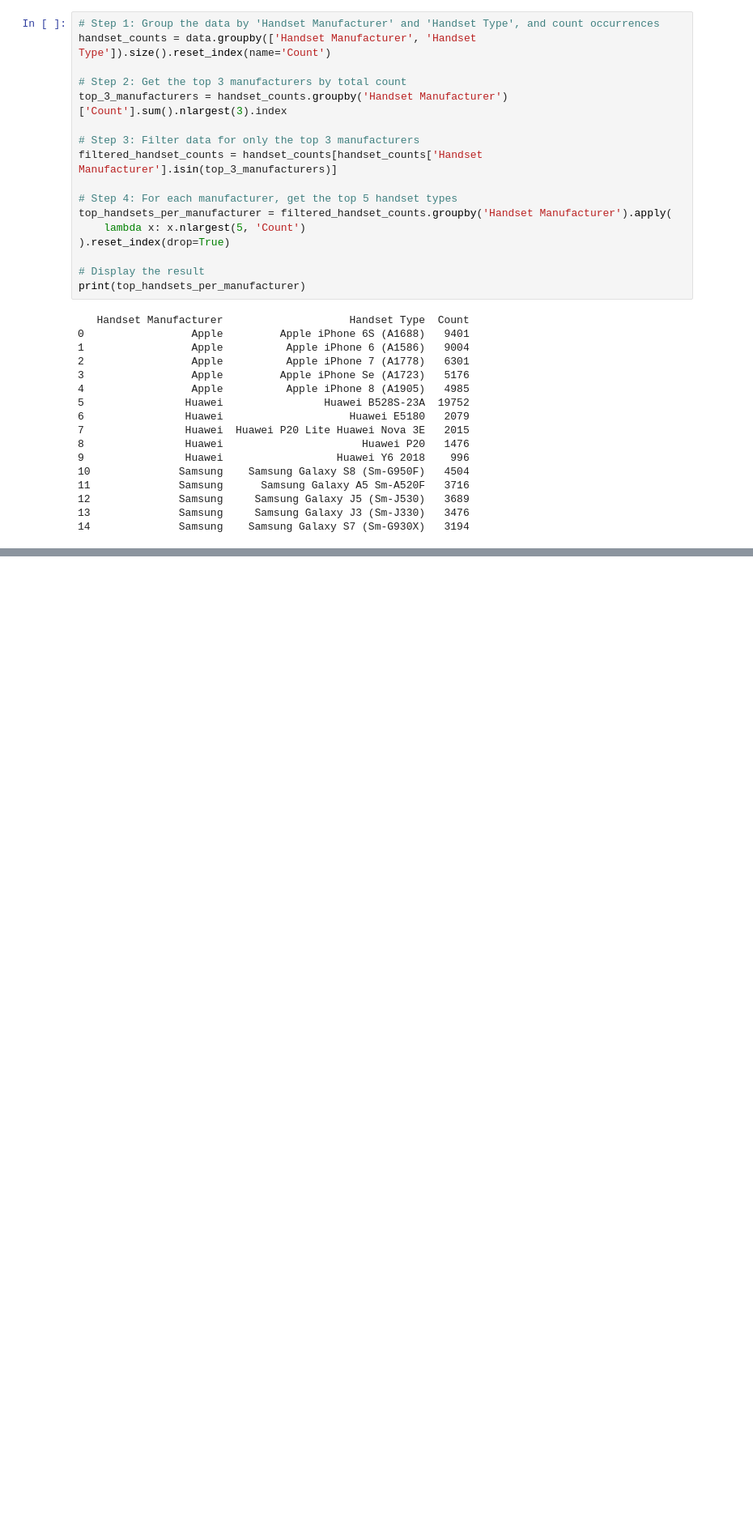
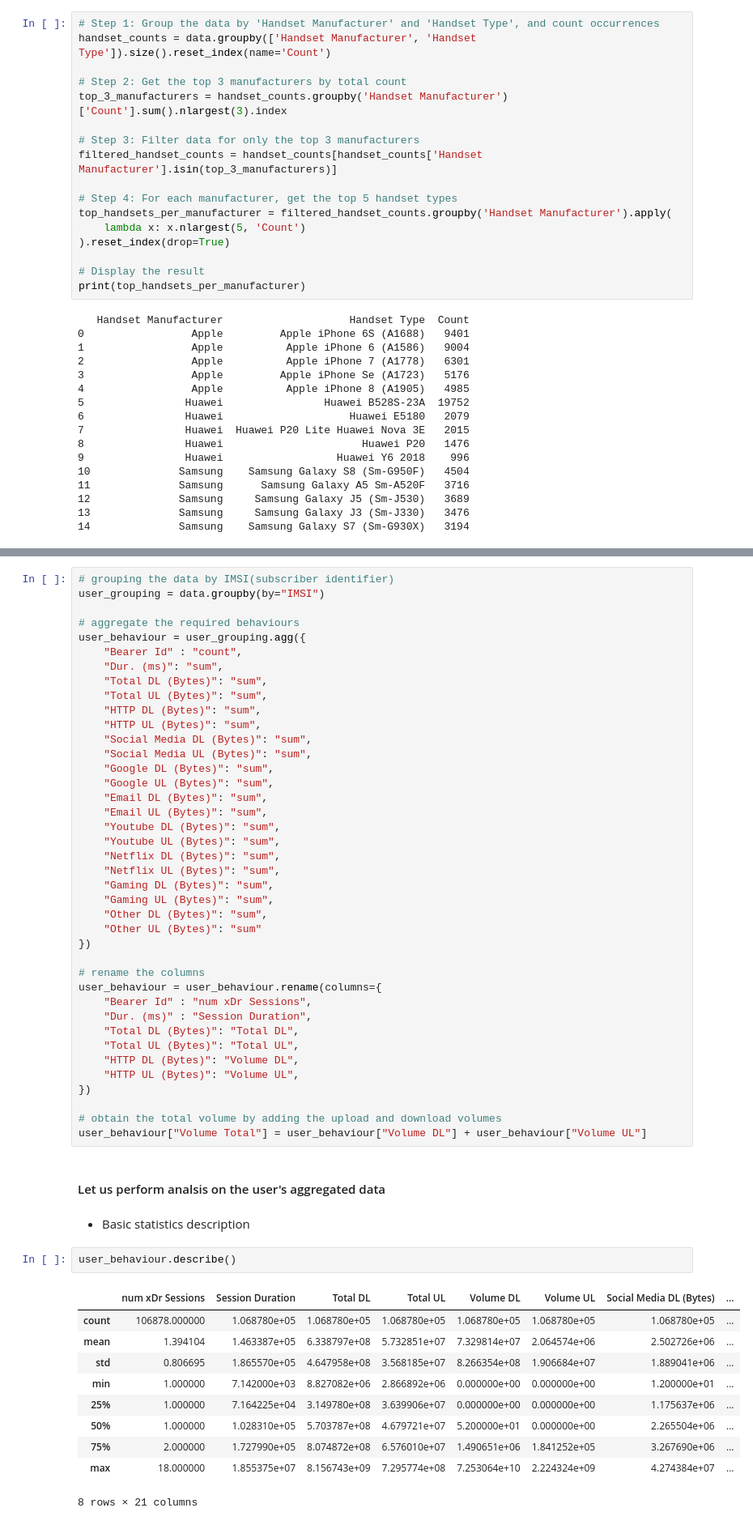
Before and after one commit to WildCayote/TellCo-Profitability-Opportunity-Analysis, a Jupyter notebook: notebooks/user_overview_analysis.ipynb, the cells around one changed output, grey strips where cells are left out. Shown at 81% size. Drawn from its saved outputs; the diff is of its cells as text; blank space fills up the shorter version.

```diff
--- a/notebooks/user_overview_analysis.ipynb
+++ b/notebooks/user_overview_analysis.ipynb
@@ -248,0 +274,57 @@ Most of Samsung's devices are devices that are affordable and suitable for peopl
+# %%
+# grouping the data by IMSI(subscriber identifier)
+user_grouping = data.groupby(by="IMSI")
+
+# aggregate the required behaviours
+user_behaviour = user_grouping.agg({
+    "Bearer Id" : "count",
+    "Dur. (ms)": "sum",
+    "Total DL (Bytes)": "sum",
+    "Total UL (Bytes)": "sum",
+    "HTTP DL (Bytes)": "sum",
+    "HTTP UL (Bytes)": "sum",
+    "Social Media DL (Bytes)": "sum",
+    "Social Media UL (Bytes)": "sum",
+    "Google DL (Bytes)": "sum",
+    "Google UL (Bytes)": "sum",
+    "Email DL (Bytes)": "sum",
+    "Email UL (Bytes)": "sum",
+    "Youtube DL (Bytes)": "sum",
+    "Youtube UL (Bytes)": "sum",
+    "Netflix DL (Bytes)": "sum",
+    "Netflix UL (Bytes)": "sum",
+    "Gaming DL (Bytes)": "sum",
+    "Gaming UL (Bytes)": "sum",
+    "Other DL (Bytes)": "sum",
+    "Other UL (Bytes)": "sum"
+})
+
+# rename the columns
+user_behaviour = user_behaviour.rename(columns={
+    "Bearer Id" : "num xDr Sessions",
+    "Dur. (ms)" : "Session Duration",
+    "Total DL (Bytes)": "Total DL",
+    "Total UL (Bytes)": "Total UL",
+    "HTTP DL (Bytes)": "Volume DL",
+    "HTTP UL (Bytes)": "Volume UL",
+})
+
+# obtain the total volume by adding the upload and download volumes
+user_behaviour["Volume Total"] = user_behaviour["Volume DL"] + user_behaviour["Volume UL"]
+# %% [markdown]
+#### Let us perform analsis on the user's aggregated data
+# %% [markdown]
+* Basic statistics description
+# %%
+user_behaviour.describe()
+# %% [output]
+|  | num xDr Sessions | Session Duration | Total DL | Total UL | Volume DL | Volume UL | Social Media DL (Bytes) | ... |
+| count | 106878.000000 | 1.068780e+05 | 1.068780e+05 | 1.068780e+05 | 1.068780e+05 | 1.068780e+05 | 1.068780e+05 | ... |
+| mean | 1.394104 | 1.463387e+05 | 6.338797e+08 | 5.732851e+07 | 7.329814e+07 | 2.064574e+06 | 2.502726e+06 | ... |
+| std | 0.806695 | 1.865570e+05 | 4.647958e+08 | 3.568185e+07 | 8.266354e+08 | 1.906684e+07 | 1.889041e+06 | ... |
+| min | 1.000000 | 7.142000e+03 | 8.827082e+06 | 2.866892e+06 | 0.000000e+00 | 0.000000e+00 | 1.200000e+01 | ... |
+| 25% | 1.000000 | 7.164225e+04 | 3.149780e+08 | 3.639906e+07 | 0.000000e+00 | 0.000000e+00 | 1.175637e+06 | ... |
+| 50% | 1.000000 | 1.028310e+05 | 5.703787e+08 | 4.679721e+07 | 5.200000e+01 | 0.000000e+00 | 2.265504e+06 | ... |
+| 75% | 2.000000 | 1.727990e+05 | 8.074872e+08 | 6.576010e+07 | 1.490651e+06 | 1.841252e+05 | 3.267690e+06 | ... |
+| max | 18.000000 | 1.855375e+07 | 8.156743e+09 | 7.295774e+08 | 7.253064e+10 | 2.224324e+09 | 4.274384e+07 | ... |
+8 rows × 21 columns
```
Also changed, not shown: parts of 7 cells of this notebook.
